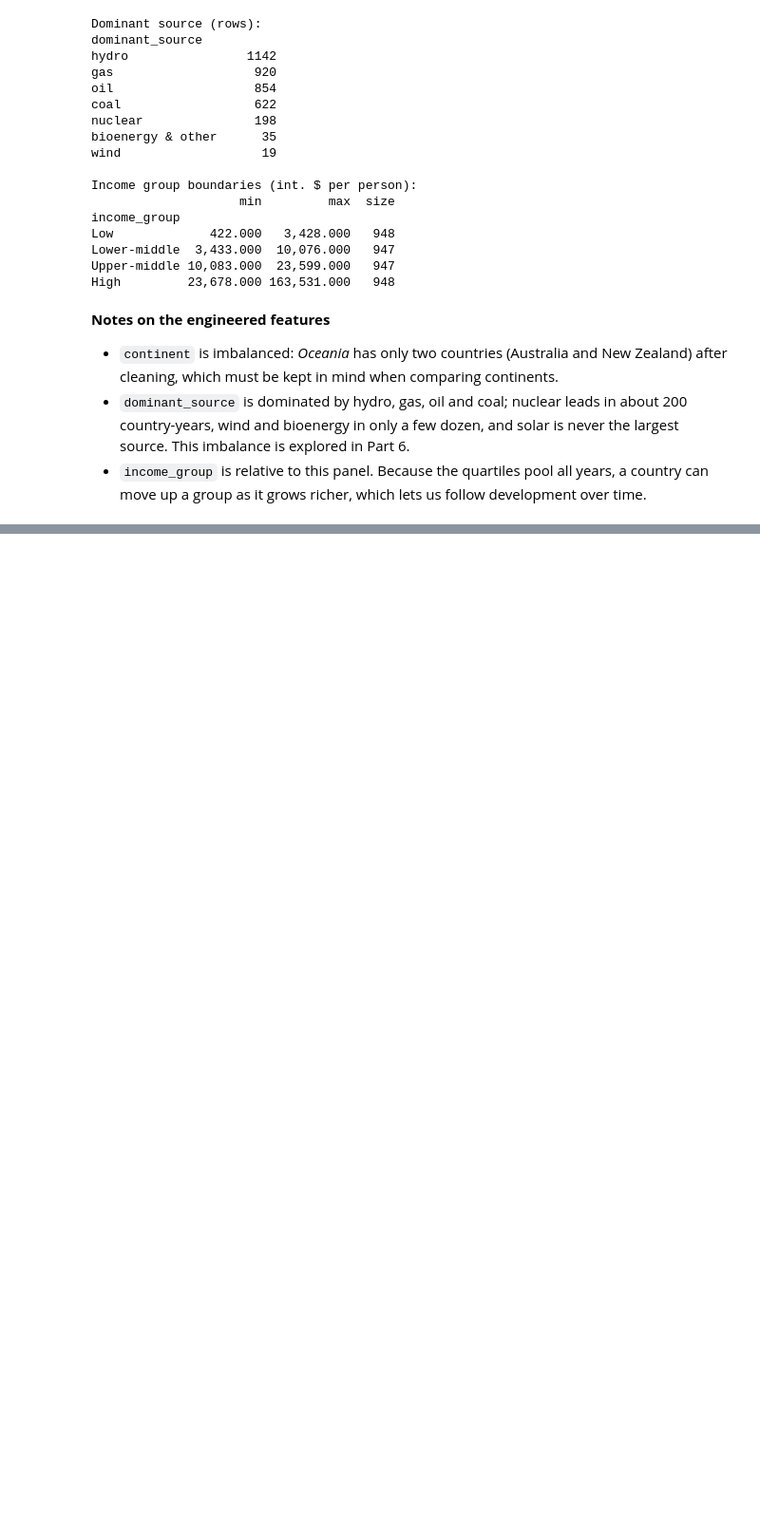
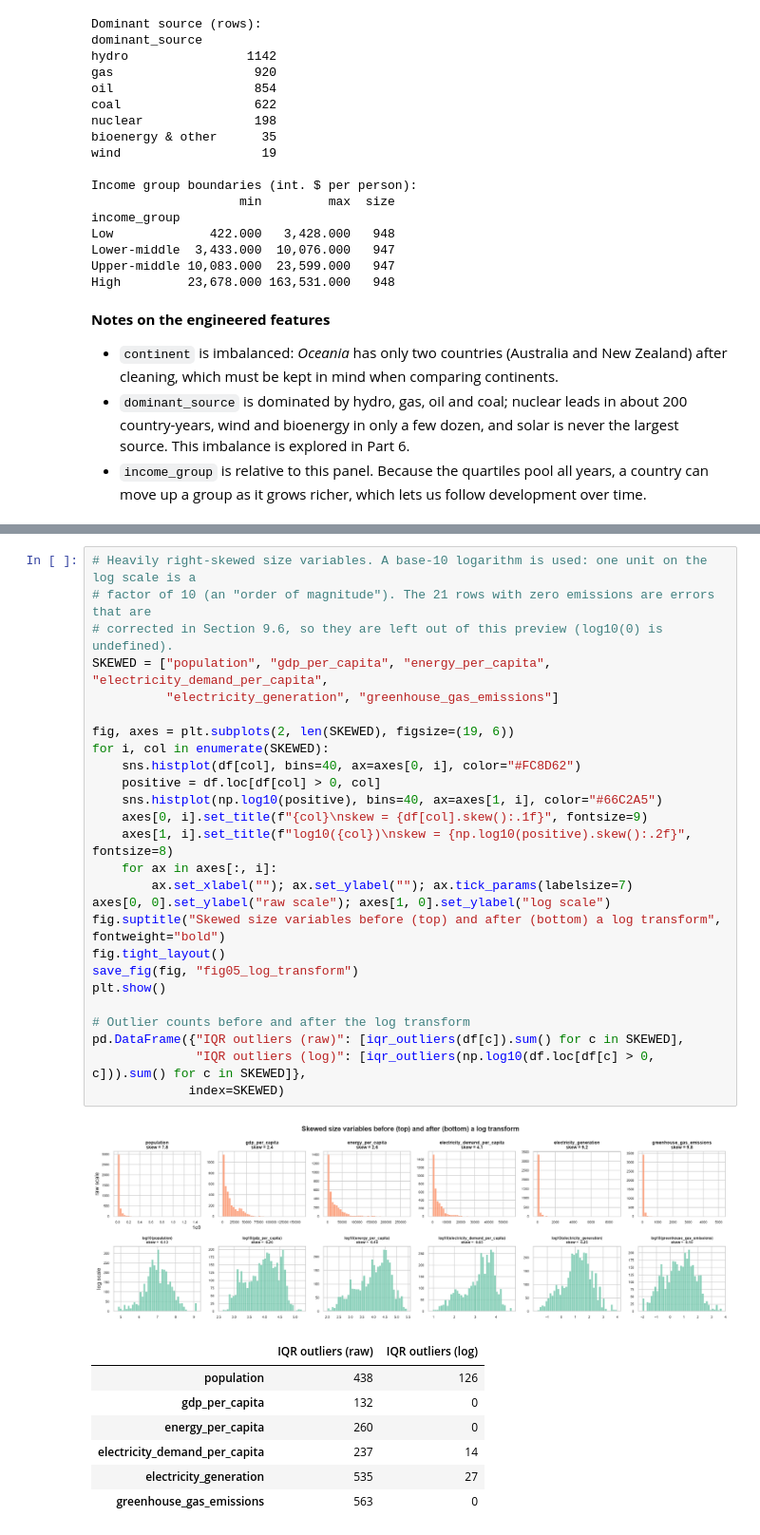
Before and after one commit to Md-Fahad2000/data_exploration_and_preparation_ca1, a Jupyter notebook: Energy_Transition_DEP.ipynb, the cells around one changed output, grey strips where cells are left out. Shown at 95% size. Drawn from its saved outputs; the diff is of its cells as text; blank space fills up the shorter version.

```diff
--- a/Energy_Transition_DEP.ipynb
+++ b/Energy_Transition_DEP.ipynb
@@ -1037,0 +1124,35 @@ Working dataset: 3,790 rows x 24 columns
+# %%
+# Heavily right-skewed size variables. A base-10 logarithm is used: one unit on the log scale is a
+# factor of 10 (an "order of magnitude"). The 21 rows with zero emissions are errors that are
+# corrected in Section 9.6, so they are left out of this preview (log10(0) is undefined).
+SKEWED = ["population", "gdp_per_capita", "energy_per_capita", "electricity_demand_per_capita",
+          "electricity_generation", "greenhouse_gas_emissions"]
+
+fig, axes = plt.subplots(2, len(SKEWED), figsize=(19, 6))
+for i, col in enumerate(SKEWED):
+    sns.histplot(df[col], bins=40, ax=axes[0, i], color="#FC8D62")
+    positive = df.loc[df[col] > 0, col]
+    sns.histplot(np.log10(positive), bins=40, ax=axes[1, i], color="#66C2A5")
+    axes[0, i].set_title(f"{col}\nskew = {df[col].skew():.1f}", fontsize=9)
+    axes[1, i].set_title(f"log10({col})\nskew = {np.log10(positive).skew():.2f}", fontsize=8)
+    for ax in axes[:, i]:
+        ax.set_xlabel(""); ax.set_ylabel(""); ax.tick_params(labelsize=7)
+axes[0, 0].set_ylabel("raw scale"); axes[1, 0].set_ylabel("log scale")
+fig.suptitle("Skewed size variables before (top) and after (bottom) a log transform", fontweight="bold")
+fig.tight_layout()
+save_fig(fig, "fig05_log_transform")
+plt.show()
+
+# Outlier counts before and after the log transform
+pd.DataFrame({"IQR outliers (raw)": [iqr_outliers(df[c]).sum() for c in SKEWED],
+              "IQR outliers (log)": [iqr_outliers(np.log10(df.loc[df[c] > 0, c])).sum() for c in SKEWED]},
+             index=SKEWED)
+# %% [output]
+[figure, added]
+|  | IQR outliers (raw) | IQR outliers (log) |
+| population | 438 | 126 |
+| gdp_per_capita | 132 | 0 |
+| energy_per_capita | 260 | 0 |
+| electricity_demand_per_capita | 237 | 14 |
+| electricity_generation | 535 | 27 |
+| greenhouse_gas_emissions | 563 | 0 |
```
Also changed, not shown: parts of 20 cells of this notebook, 4 other files.
